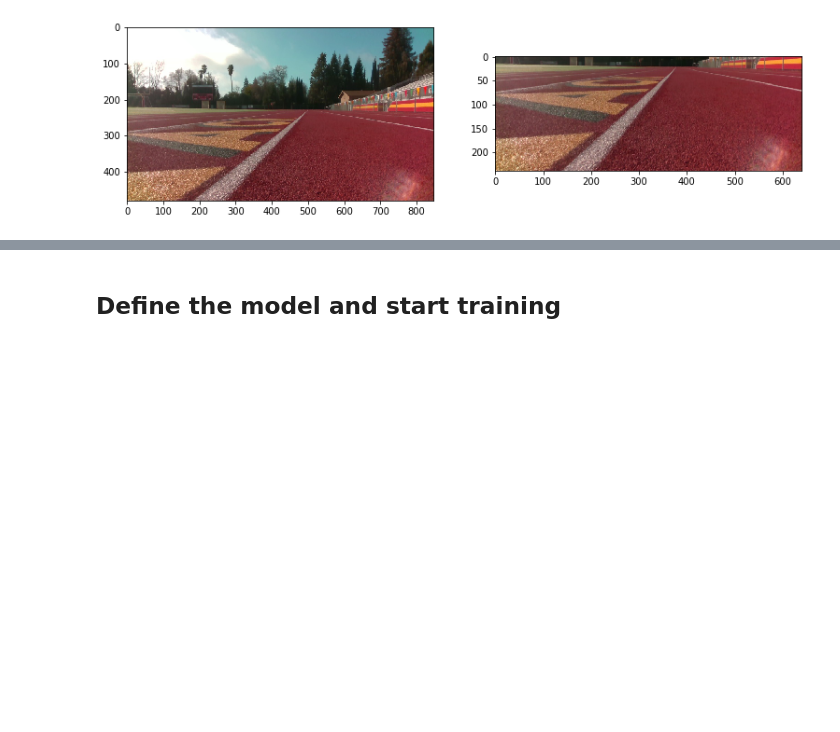
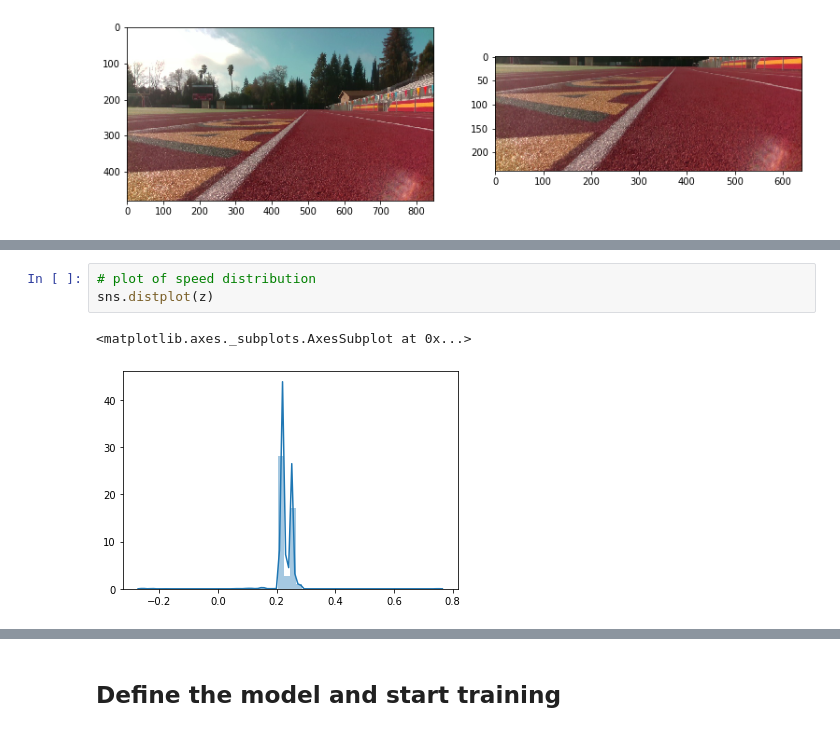
Before and after one commit to ARCC-RACE/ai_training_notebooks, a Jupyter notebook: basic_supervised_net/rosey/rosey_v2.ipynb, the cells around one changed output, grey strips where cells are left out. Cells and saved outputs as stored; diff of their text form; blank space fills up the shorter version.

```diff
--- a/basic_supervised_net/rosey/rosey_v2.ipynb
+++ b/basic_supervised_net/rosey/rosey_v2.ipynb
@@ -76,3 +85,9 @@ Number of data samples is 9760
+# %%
+# plot of speed distribution
+sns.distplot(z)
+# %% [output]
+<matplotlib.axes._subplots.AxesSubplot at 0x...>
+[figure, added]
 # %%
 # Split the training data
 validation_split = 0.2
```
Also changed, not shown: parts of 7 cells of this notebook, 1 other file.
